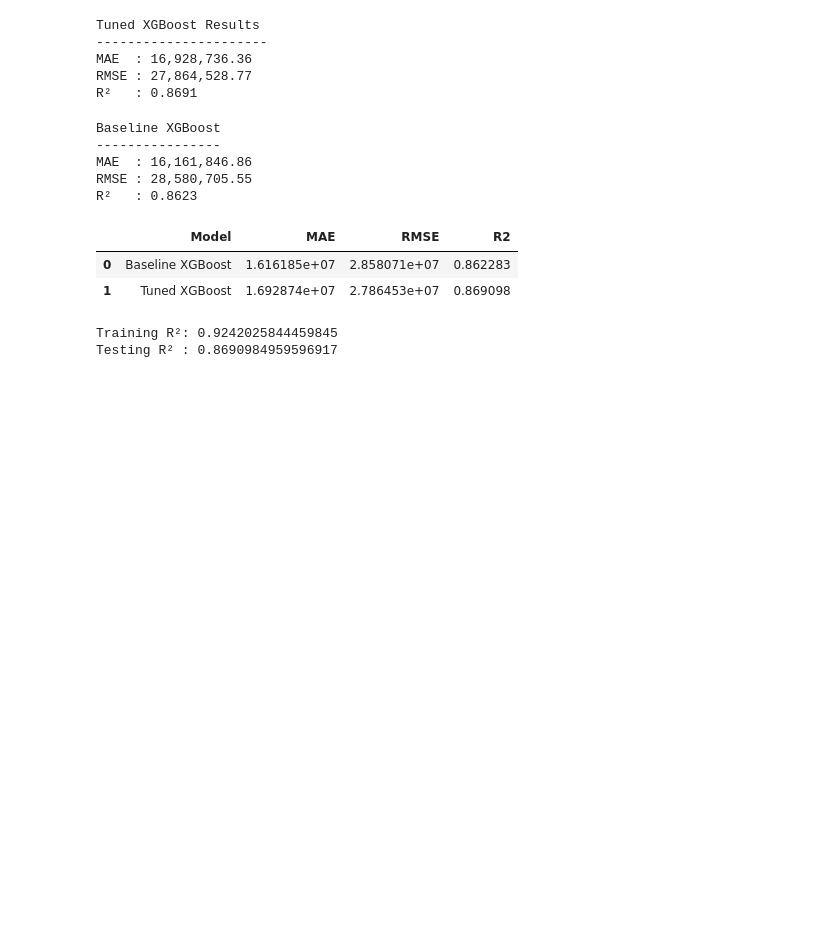
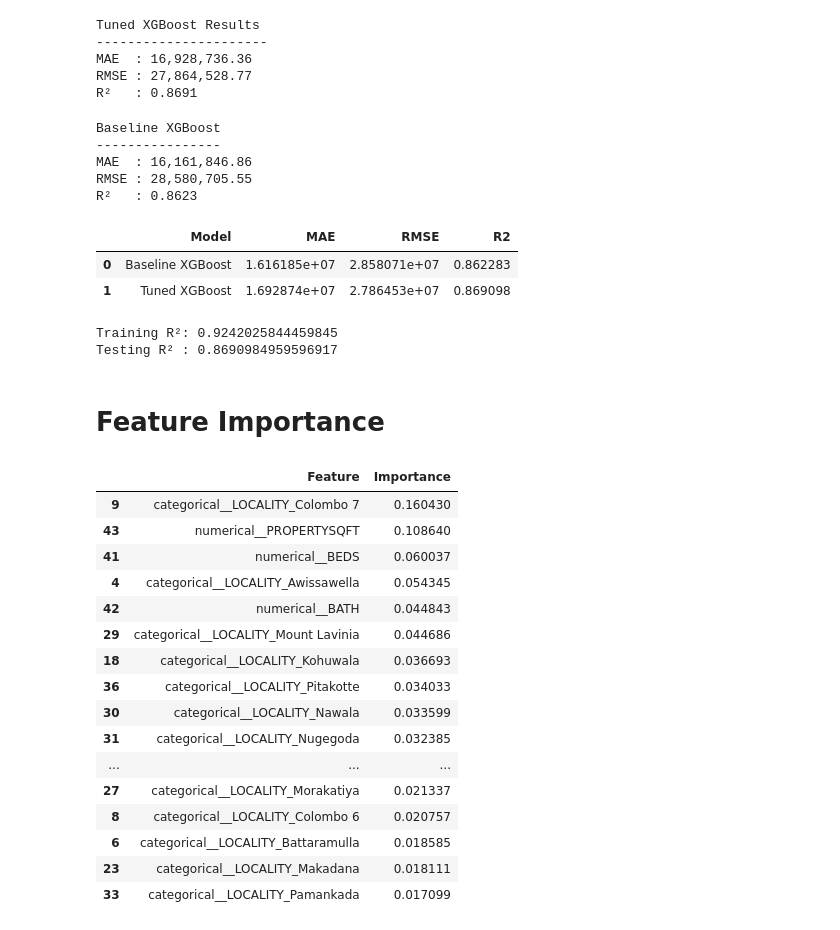
Before and after one commit to DhaneeraDulvanya/Sri-Lankan-Land-Price-Prediction-and-Real-Estate-Market-Analysis-System, a Jupyter notebook: notebooks/05_model_tuning.ipynb, the cells around one changed output. Cells and saved outputs as stored; diff of their text form; code cells hidden in the pictures; blank space fills up the shorter version.

```diff
--- a/notebooks/05_model_tuning.ipynb
+++ b/notebooks/05_model_tuning.ipynb
@@ -433,3 +433,7 @@ comparison.to_csv(
     "../dataset/processed/xgboost_tuning_results.csv",
     index=False
 )
+# %% [markdown]
+# Feature Importance
+# %%
+xgb_model = best_xgb.named_steps["model"]
@@ -435,0 +447,35 @@ comparison.to_csv(
+# %%
+importance = xgb_model.feature_importances_
+
+feature_importance = pd.DataFrame({
+    "Feature": feature_names,
+    "Importance": importance
+})
+
+feature_importance = (
+    feature_importance
+    .sort_values(
+        "Importance",
+        ascending=False
+    )
+)
+
+feature_importance.head(20)
+# %% [output]
+|  | Feature | Importance |
+| 9 | categorical__LOCALITY_Colombo 7 | 0.160430 |
+| 43 | numerical__PROPERTYSQFT | 0.108640 |
+| 41 | numerical__BEDS | 0.060037 |
+| 4 | categorical__LOCALITY_Awissawella | 0.054345 |
+| 42 | numerical__BATH | 0.044843 |
+| 29 | categorical__LOCALITY_Mount Lavinia | 0.044686 |
+| 18 | categorical__LOCALITY_Kohuwala | 0.036693 |
+| 36 | categorical__LOCALITY_Pitakotte | 0.034033 |
+| 30 | categorical__LOCALITY_Nawala | 0.033599 |
+| 31 | categorical__LOCALITY_Nugegoda | 0.032385 |
+| ... | ... | ... |
+| 27 | categorical__LOCALITY_Morakatiya | 0.021337 |
+| 8 | categorical__LOCALITY_Colombo 6 | 0.020757 |
+| 6 | categorical__LOCALITY_Battaramulla | 0.018585 |
+| 23 | categorical__LOCALITY_Makadana | 0.018111 |
+| 33 | categorical__LOCALITY_Pamankada | 0.017099 |
```
Also changed, not shown: parts of 3 cells of this notebook.
